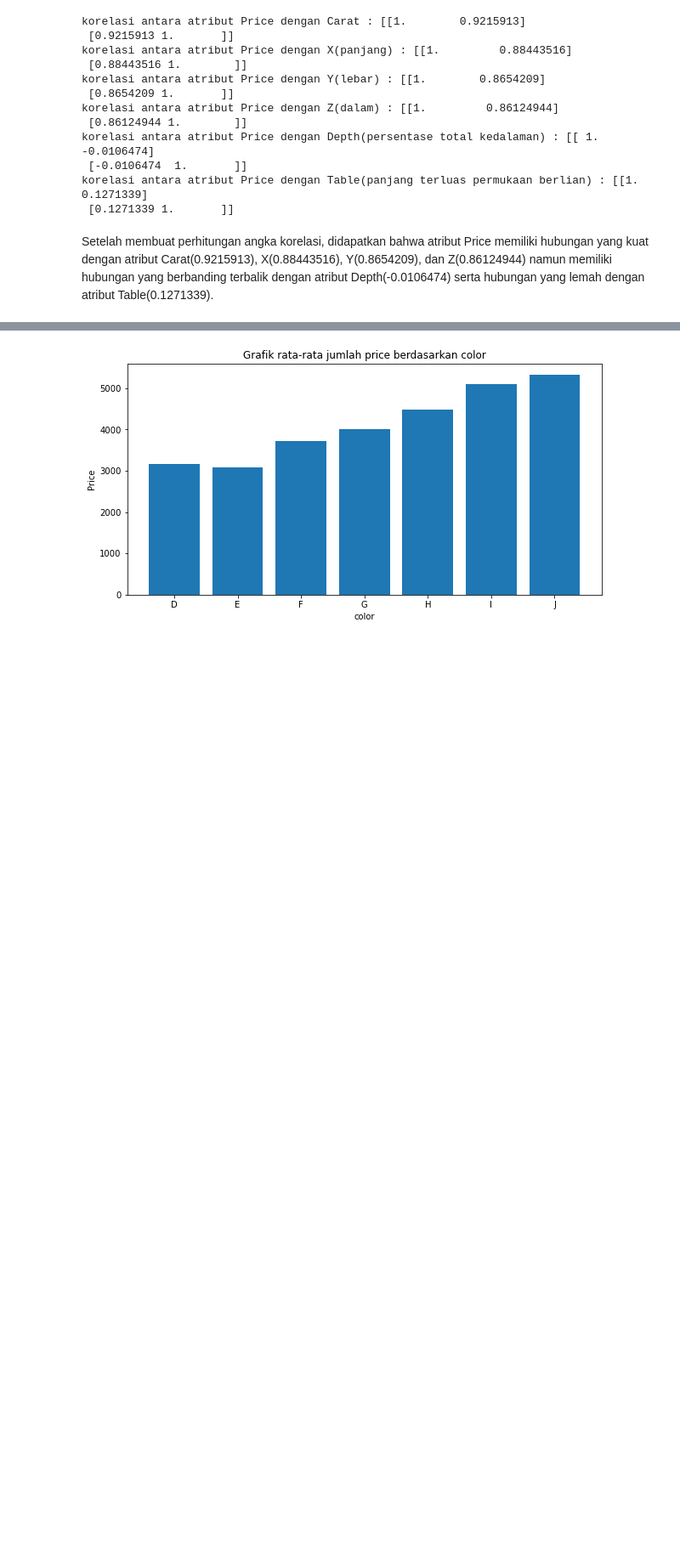
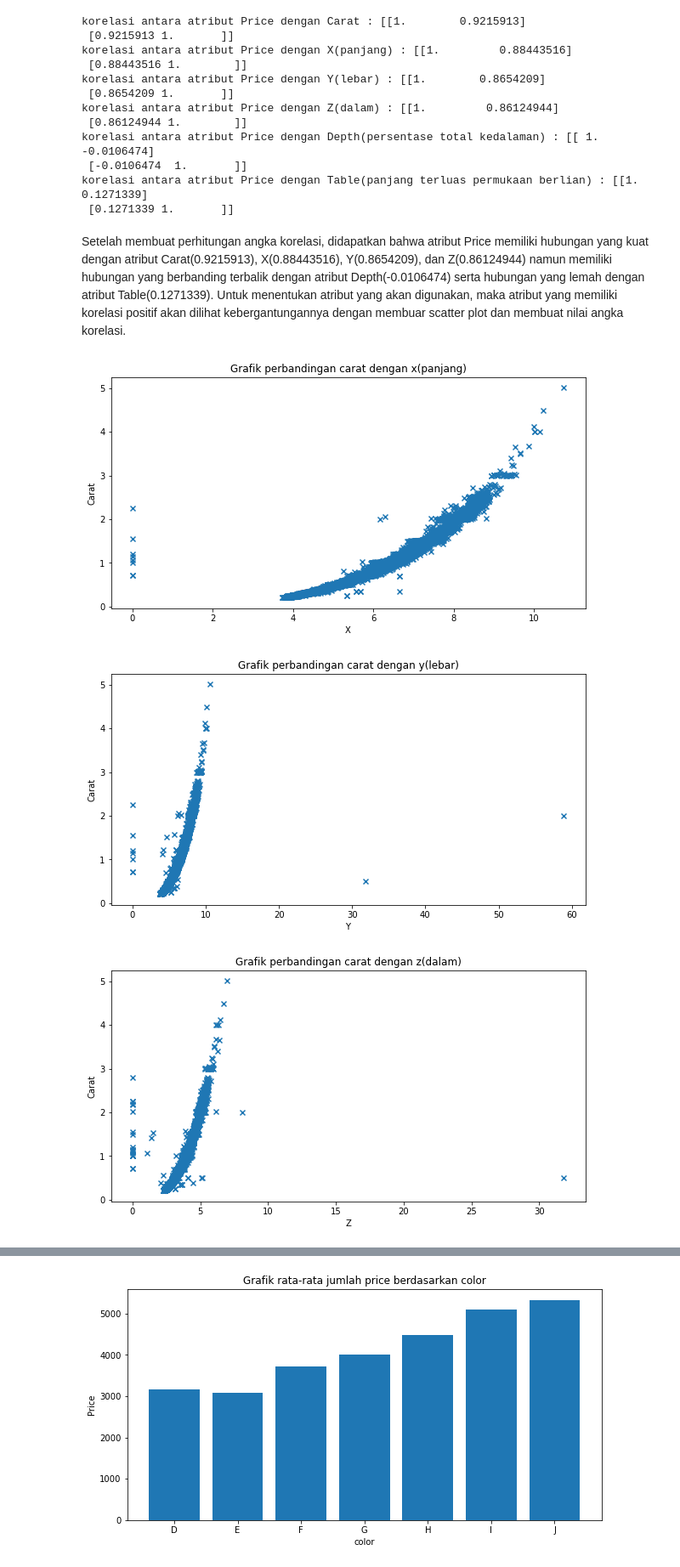
Before and after one commit to 6181801030ClementRivandi/TA, a Jupyter notebook: TA.ipynb, the cells around one changed output, grey strips where cells are left out. Shown at 85% size. Cells and saved outputs as stored; diff of their text form; code cells hidden in the pictures; blank space fills up the shorter version.

Commit message:
update korelasi antar atribut berkorelasi positif

```diff
--- a/TA.ipynb
+++ b/TA.ipynb
@@ -117,4 +117,62 @@ korelasi antara atribut Price dengan Depth(persentase total kedalaman) : [[ 1.
 korelasi antara atribut Price dengan Table(panjang terluas permukaan berlian) : [[1.        0.1271339]
  [0.1271339 1.       ]]
 # %% [markdown]
-Setelah membuat perhitungan angka korelasi, didapatkan bahwa atribut Price memiliki hubungan yang kuat dengan atribut Carat(0.9215913), X(0.88443516), Y(0.8654209), dan Z(0.86124944) namun memiliki hubungan yang berbanding terbalik dengan atribut Depth(-0.0106474) serta hubungan yang lemah dengan atribut Table(0.1271339).
+Setelah membuat perhitungan angka korelasi, didapatkan bahwa atribut Price memiliki hubungan yang kuat dengan atribut Carat(0.9215913), X(0.88443516), Y(0.8654209), dan Z(0.86124944) namun memiliki hubungan yang berbanding terbalik dengan atribut Depth(-0.0106474) serta hubungan yang lemah dengan atribut Table(0.1271339). Untuk menentukan atribut yang akan digunakan, maka atribut yang memiliki korelasi positif akan dilihat kebergantungannya dengan membuar scatter plot dan membuat nilai angka korelasi.
+# %%
+# Membuat grafik untuk melihat hubungan antara atribut Carat dengan X(panjang)
+CaratToX = data[['x','carat']].sort_values('x')
+plt.figure(figsize=[10,5])
+plt.title('Grafik perbandingan carat dengan x(panjang)')
+plt.xlabel('X')
+plt.ylabel('Carat')
+plt.scatter(CaratToX['x'], CaratToX['carat'], marker='x')
+plt.show()
+
+# Membuat grafik untuk melihat hubungan antara atribut Carat dengan Y(lebar)
+CaratToY = data[['y','carat']].sort_values('y')
+plt.figure(figsize=[10,5])
+plt.title('Grafik perbandingan carat dengan y(lebar)')
+plt.xlabel('Y')
+plt.ylabel('Carat')
+plt.scatter(CaratToY['y'], CaratToY['carat'], marker='x')
+plt.show()
+
+# Membuat grafik untuk melihat hubungan antara atribut Carat dengan Z(dalam)
+CaratToZ = data[['z','carat']].sort_values('z')
+plt.figure(figsize=[10,5])
+plt.title('Grafik perbandingan carat dengan z(dalam)')
+plt.xlabel('Z')
+plt.ylabel('Carat')
+plt.scatter(CaratToZ['z'], CaratToZ['carat'], marker='x')
+plt.show()
+
+# Membuat grafik untuk melihat hubungan antara atribut X(panjang) dengan Y(lebar)
+XToY = data[['x','y']].sort_values('x')
+plt.figure(figsize=[10,5])
+plt.title('Grafik perbandingan x(panjang) dengan y(lebar)')
+plt.xlabel('X')
+plt.ylabel('Y')
+plt.scatter(XToY['x'], XToY['y'], marker='x')
+plt.show()
+
+# Membuat grafik untuk melihat hubungan antara atribut X(panjang) dengan Z(dalam)
+XToZ = data[['x','z']].sort_values('x')
+plt.figure(figsize=[10,5])
+plt.title('Grafik perbandingan x(panjang) dengan z(dalam)')
+plt.xlabel('X')
+plt.ylabel('Y')
+plt.scatter(XToZ['x'], XToZ['z'], marker='x')
+plt.show()
+
+# Membuat grafik untuk melihat hubungan antara atribut Y(lebar) dengan Z(dalam)
+YToZ = data[['y','z']].sort_values('y')
+plt.figure(figsize=[10,5])
+plt.title('Grafik perbandingan y(lebar) dengan z(dalam)')
+plt.xlabel('Y')
+plt.ylabel('Z')
+plt.scatter(YToZ['y'], YToZ['z'], marker='x')
+plt.show()
+# %% [output]
+[figure, added]
+[figure, added]
+[figure, added]
```
Also changed, not shown: parts of 4 cells of this notebook.
